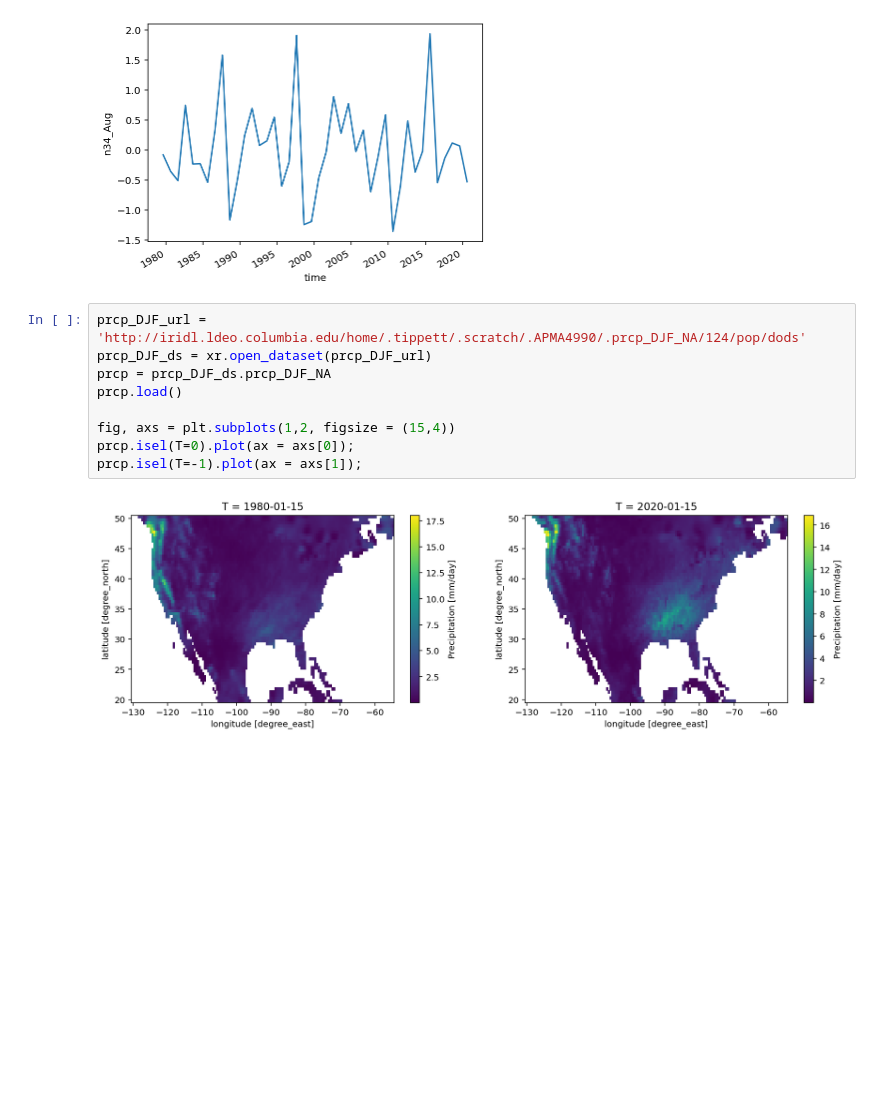
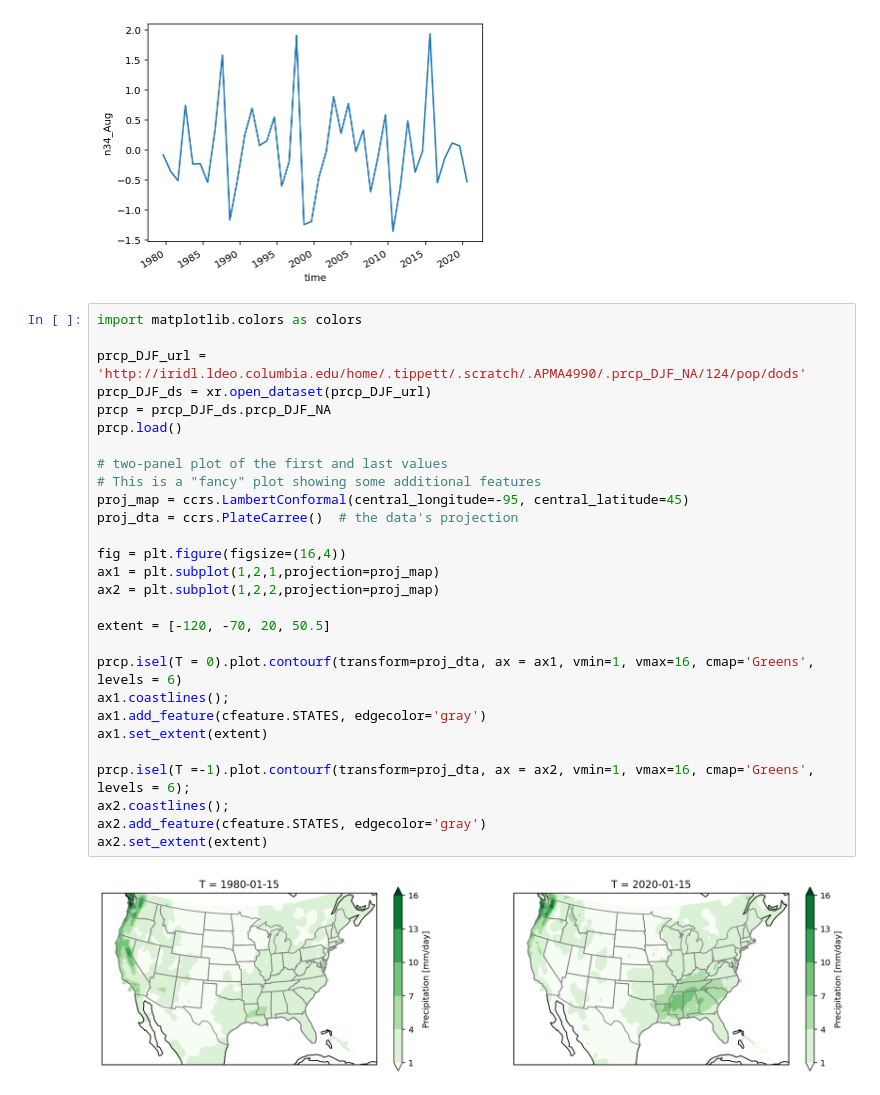
Before and after one commit to mktippett/ENSO-math, a Jupyter notebook: DataLab-04.ipynb, the cells around one changed output. Saved outputs shown, nothing was run; the diff lists cells and outputs as text; blank space fills up the shorter version.

Commit message:
DataLab 4

```diff
--- a/DataLab-04.ipynb
+++ b/DataLab-04.ipynb
@@ -347,14 +354,33 @@ n34_Aug = n34_Aug_ds.n34_Aug - n34_Aug_ds.n34_Aug.mean('T')
 n34_Aug.plot();
 # %% [output]
 [figure]
-# %%
-prcp_DJF_url = 'http://iridl.ldeo.columbia.edu/home/.tippett/.scratch/.APMA4990/.prcp_DJF_NA/124/pop/dods'
-prcp_DJF_ds = xr.open_dataset(prcp_DJF_url)
-prcp = prcp_DJF_ds.prcp_DJF_NA
-prcp.load()
-
-fig, axs = plt.subplots(1,2, figsize = (15,4))
-prcp.isel(T=0).plot(ax = axs[0]);
-prcp.isel(T=-1).plot(ax = axs[1]);
-# %% [output]
-[figure, removed]
+# %%
+import matplotlib.colors as colors
+
+prcp_DJF_url = 'http://iridl.ldeo.columbia.edu/home/.tippett/.scratch/.APMA4990/.prcp_DJF_NA/124/pop/dods'
+prcp_DJF_ds = xr.open_dataset(prcp_DJF_url)
+prcp = prcp_DJF_ds.prcp_DJF_NA
+prcp.load()
+
+# two-panel plot of the first and last values
+# This is a "fancy" plot showing some additional features
+proj_map = ccrs.LambertConformal(central_longitude=-95, central_latitude=45)
+proj_dta = ccrs.PlateCarree()  # the data's projection
+
+fig = plt.figure(figsize=(16,4))
+ax1 = plt.subplot(1,2,1,projection=proj_map)
+ax2 = plt.subplot(1,2,2,projection=proj_map)
+
+extent = [-120, -70, 20, 50.5]
+
+prcp.isel(T = 0).plot.contourf(transform=proj_dta, ax = ax1, vmin=1, vmax=16, cmap='Greens', levels = 6)
+ax1.coastlines();
+ax1.add_feature(cfeature.STATES, edgecolor='gray')
+ax1.set_extent(extent)
+
+prcp.isel(T =-1).plot.contourf(transform=proj_dta, ax = ax2, vmin=1, vmax=16, cmap='Greens', levels = 6);
+ax2.coastlines();
+ax2.add_feature(cfeature.STATES, edgecolor='gray')
+ax2.set_extent(extent)
+# %% [output]
+[figure, added]
```
Also changed, not shown: parts of 7 cells of this notebook.
